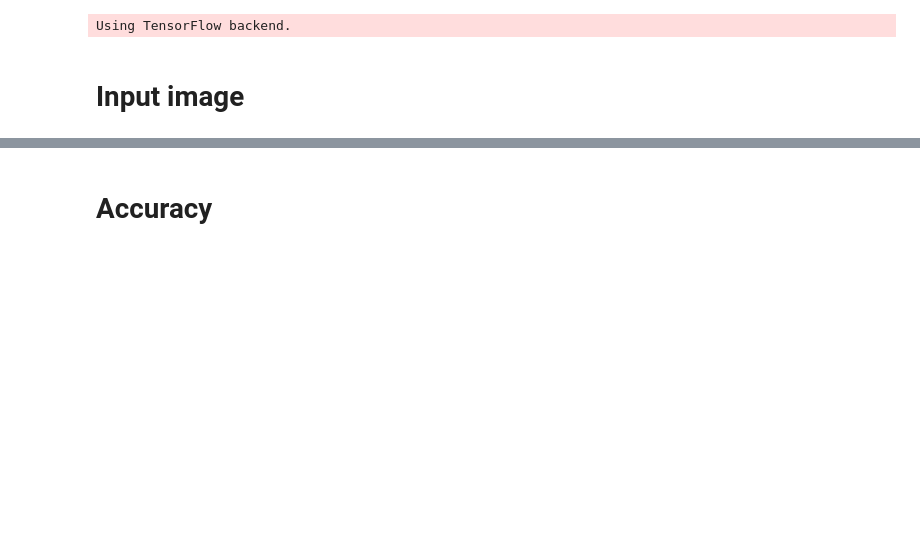
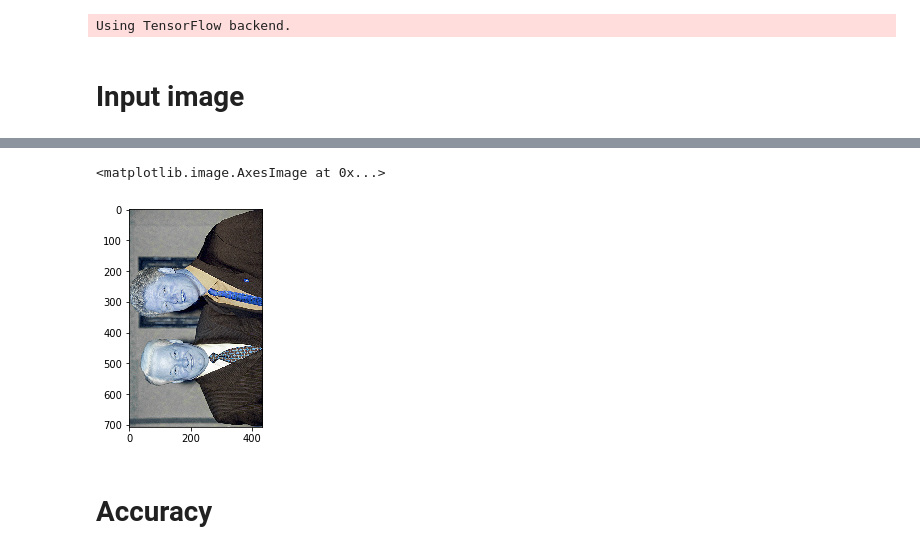
Before and after one commit to poteminr/face_recognition, a Jupyter notebook: pred_system.ipynb, the cells around one changed output, grey strips where cells are left out. Drawn from its saved outputs; the diff is of its cells as text; code cells hidden in the pictures; blank space fills up the shorter version.

```diff
--- a/pred_system.ipynb
+++ b/pred_system.ipynb
@@ -16,18 +15,23 @@ prp??
 # %% [markdown]
 # Input image
 # %%
-gref1 = cv2.imread('gref_test.png')
-ya = cv2.imread('data.jpg')
-gref2 = cv2.imread('gref2.jpg')
-gref3 = cv2.imread('gref3.jpg')
-puten = cv2.imread('puten.jpg')
-putin2 = cv2.imread('putin2.jpg')
-ya2 = cv2.imread('ya.JPG')
-medv = cv2.imread('medv.jpg')
-ebn = cv2.imread('ebn.jpeg')
-ebn2 = cv2.imread('ebn2.jpg')
-medv2 = cv2.imread('medv1.jpg')
+gref1 = cv2.imread('photo/gref_test.png')
+ya = cv2.imread('photo/data.jpg')
+gref2 = cv2.imread('photo/gref2.jpg')
+gref3 = cv2.imread('photo/gref3.jpg')
+puten = cv2.imread('photo/puten.jpg')
+putin2 = cv2.imread('photo/putin2.jpg')
+ya2 = cv2.imread('photo/ya.JPG')
+medv = cv2.imread('photo/medv.jpg')
+ebn = cv2.imread('photo/ebn.jpeg')
+ebn2 = cv2.imread('photo/ebn2.jpg')
+medv2 = cv2.imread('photo/medv1.jpg')
 
-nabiu1 = cv2.imread('nabiu.jpg')
-nabiu2 = cv2.imread('nabiu2.jpg')
+nabiu1 = cv2.imread('photo/nabiu.jpg')
+nabiu2 = cv2.imread('photo/nabiu2.jpg')
+
+ebn_bill = cv2.imread('photo/ebn_bill.jpg')
+clinton = cv2.imread('photo/clinton.jpg')
+
+clinton_face = cv2.imread('photo/clinton_face.jpeg')
 # %%
@@ -56,2 +107,7 @@ plt.imshow(prp.crop_faces(ebn)[0])
+# %%
+plt.imshow(ebn_bill)
+# %% [output]
+<matplotlib.image.AxesImage at 0x...>
+[figure, added]
 # %% [markdown]
 # Accuracy
```
Also changed, not shown: parts of 13 cells of this notebook.
